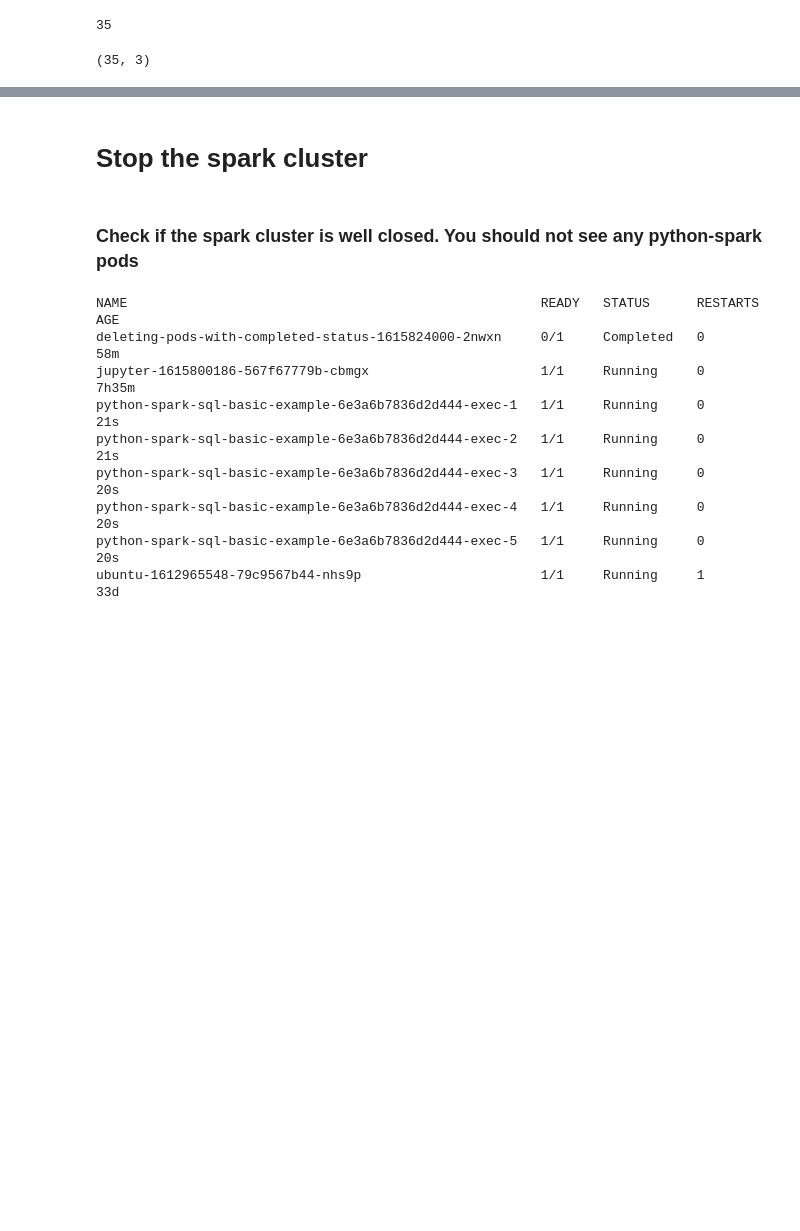
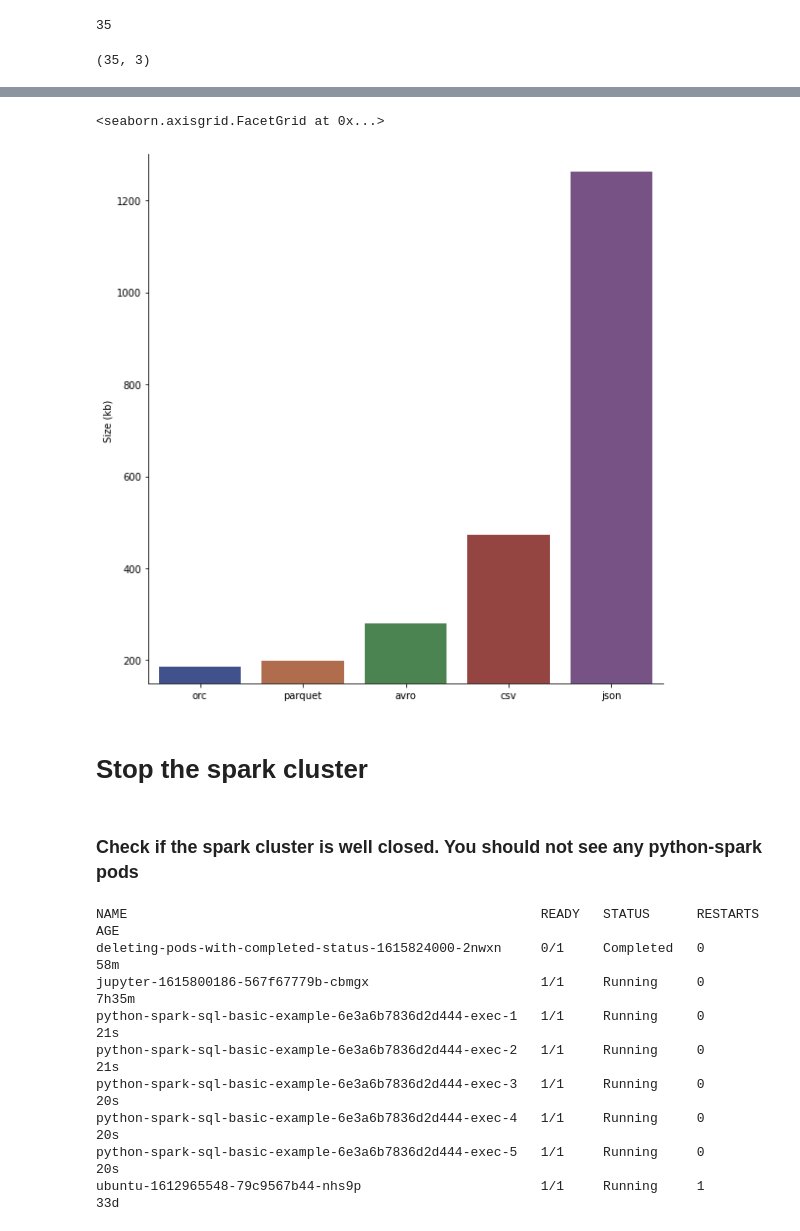
Before and after one commit to pengfei99/data_format_and_optimization, a Jupyter notebook: notebooks/data_format_overview_local.ipynb, the cells around one changed output, grey strips where cells are left out. Cells and saved outputs as stored; diff of their text form; code cells hidden in the pictures; blank space fills up the shorter version.

```diff
--- a/notebooks/data_format_overview_local.ipynb
+++ b/notebooks/data_format_overview_local.ipynb
@@ -563,0 +575,6 @@ g.legend.set_title("")
+# %%
+# read size stats file
+from pyspark.sql.functions import col
+rawSizeDf=spark.read.option("header", "true").csv(data_format_size_stats_path,schema=size_schema)
+sizeDf=rawSizeDf.withColumn("size_mb",col("size_kb")/1024)
+sizeDf.show(5)
@@ -563,0 +591,2 @@ g.legend.set_title("")
+# %%
+pd_size_df=sizeDf.toPandas()
@@ -564,3 +617,17 @@ g.legend.set_title("")
+# %%
+#
+g_size = sns.catplot(
+    data=pd_size_df, kind="bar",
+    x="format", y="size_mb",
+    order=['orc','parquet','avro','csv','json'],
+    ci="sd", palette="dark", alpha=0.8, height=8
+)
+g_size.despine(left=False)
+g_size.set_axis_labels("", "Size (kb) ")
+g_size.set(ylim=(150, 1300))
+# %% [output]
+<seaborn.axisgrid.FacetGrid at 0x...>
+[figure, added]
 # %% [markdown]
 # Stop the spark cluster
 # %%
```
Also changed, not shown: parts of 10 cells of this notebook, 1 other file.
